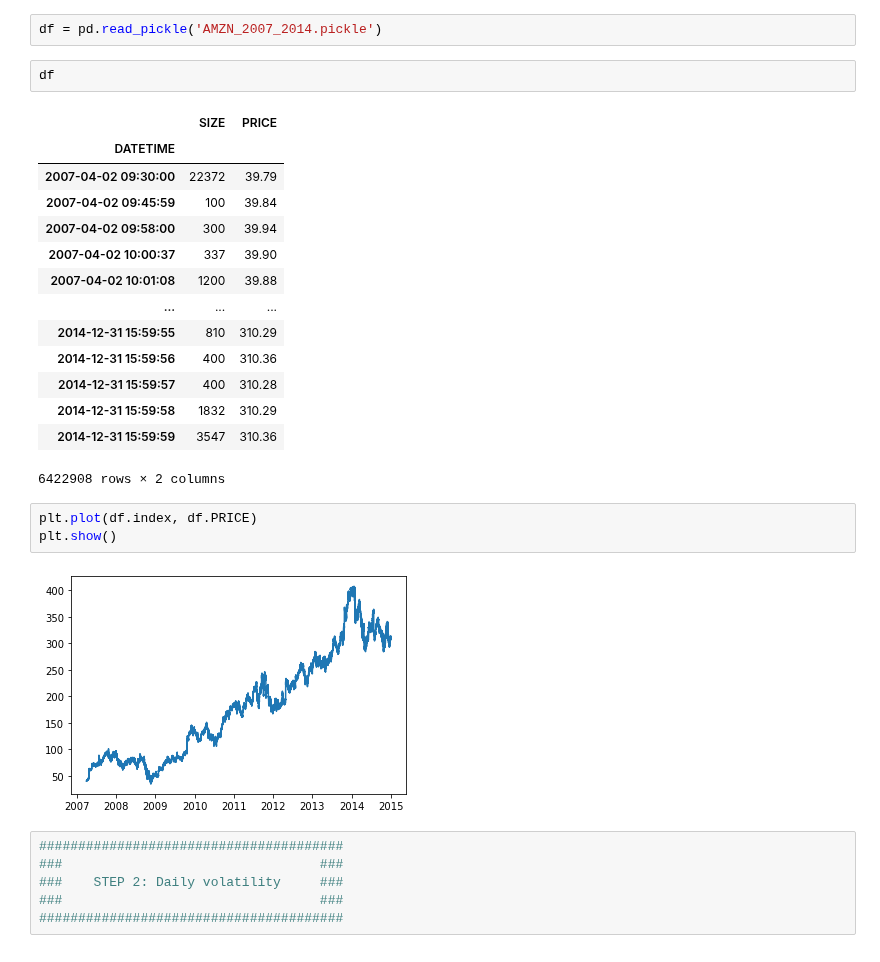
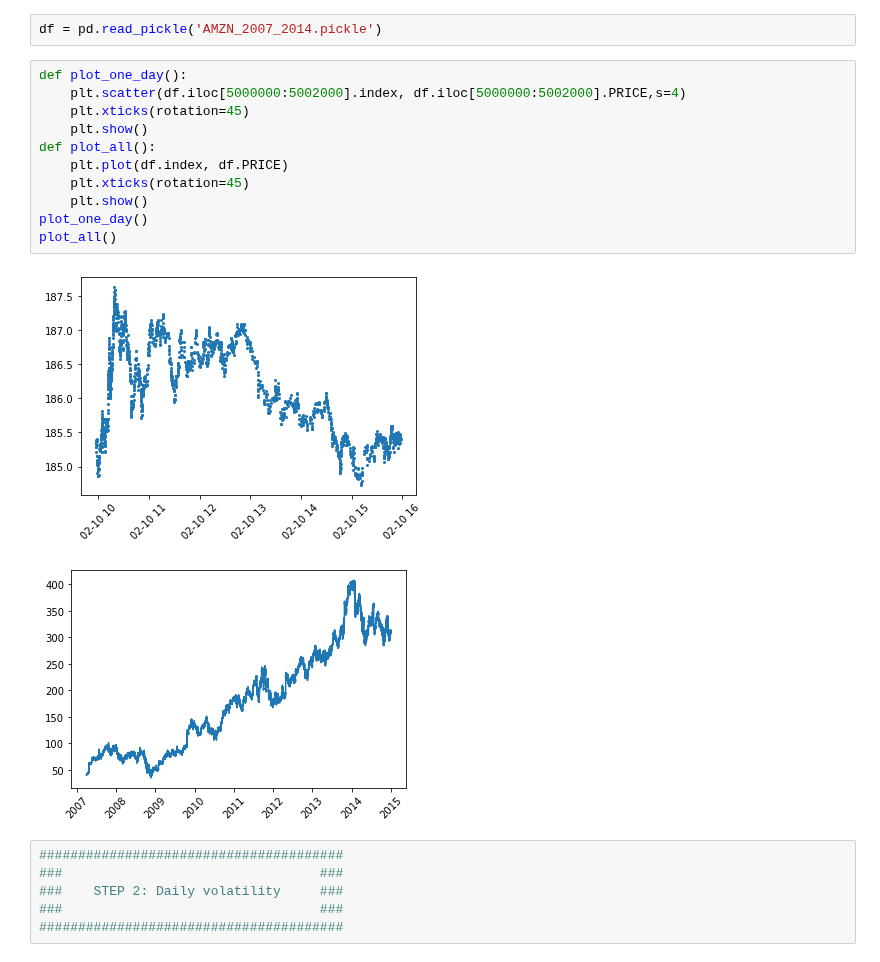
Before and after one commit to LuukOudshoorn25/HighFrequencyTrading, a Jupyter notebook: Code.ipynb, the cells around one changed output. Cells and saved outputs as stored; diff of their text form.

Commit message:
Added some plots

```diff
--- a/Code.ipynb
+++ b/Code.ipynb
@@ -85,28 +85,20 @@ reader = datacleaner()
 df = reader.get_df()
 # %%
 df = pd.read_pickle('AMZN_2007_2014.pickle')
-# %%
-df
-# %% [output]
-|  | SIZE | PRICE |
-| DATETIME |  |  |
-| 2007-04-02 09:30:00 | 22372 | 39.79 |
-| 2007-04-02 09:45:59 | 100 | 39.84 |
-| 2007-04-02 09:58:00 | 300 | 39.94 |
-| 2007-04-02 10:00:37 | 337 | 39.90 |
-| 2007-04-02 10:01:08 | 1200 | 39.88 |
-| ... | ... | ... |
-| 2014-12-31 15:59:55 | 810 | 310.29 |
-| 2014-12-31 15:59:56 | 400 | 310.36 |
-| 2014-12-31 15:59:57 | 400 | 310.28 |
-| 2014-12-31 15:59:58 | 1832 | 310.29 |
-| 2014-12-31 15:59:59 | 3547 | 310.36 |
-6422908 rows × 2 columns
-# %%
-plt.plot(df.index, df.PRICE)
-plt.show()
-# %% [output]
-[figure, removed]
+# %%
+def plot_one_day():
+    plt.scatter(df.iloc[5000000:5002000].index, df.iloc[5000000:5002000].PRICE,s=4)
+    plt.xticks(rotation=45)
+    plt.show()
+def plot_all():
+    plt.plot(df.index, df.PRICE)
+    plt.xticks(rotation=45)
+    plt.show()
+plot_one_day()
+plot_all()
+# %% [output]
+[figure, added]
+[figure, added]
 # %%
 #######################################
 ###                                 ###
```
